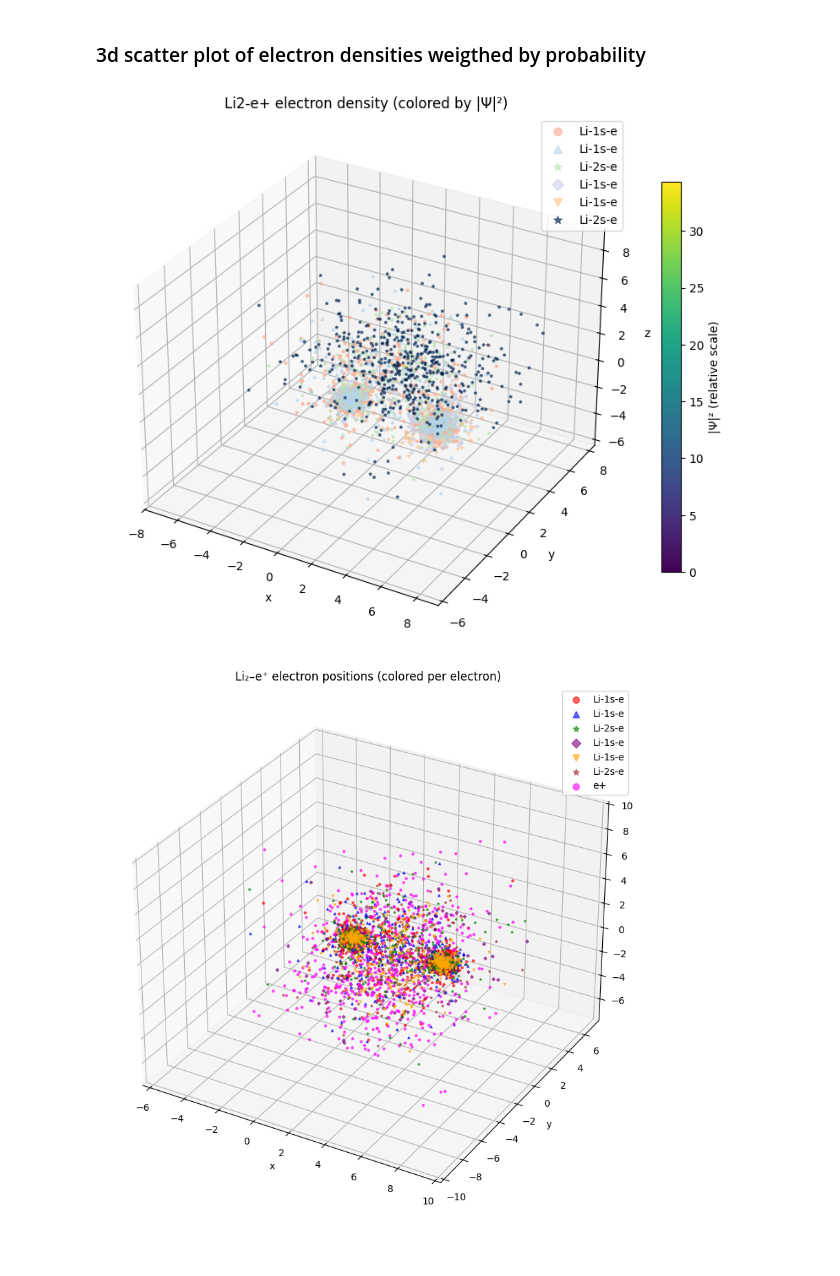
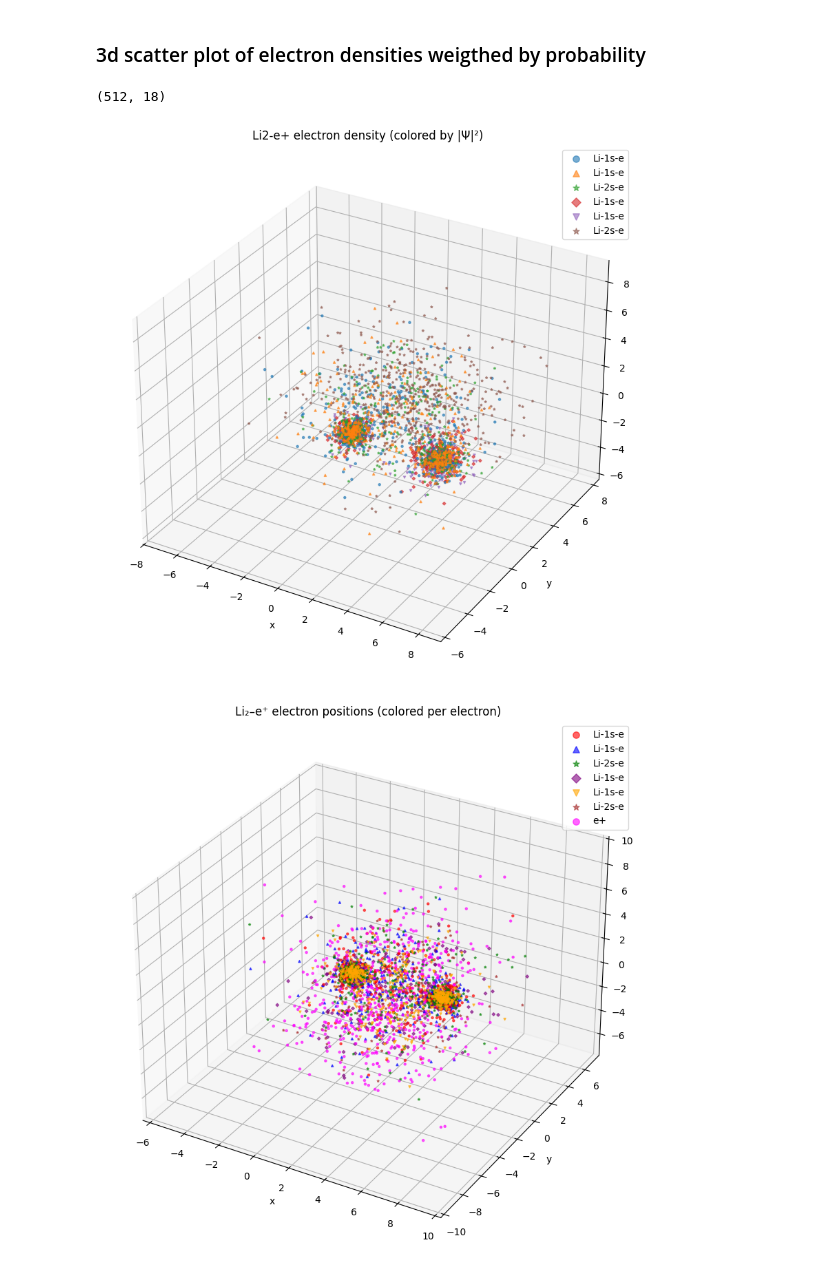
Before and after one commit to Parvfect/ferminet, a Jupyter notebook: ferminet/visualisation.ipynb, the cells around one changed output. Cells and saved outputs as stored; diff of their text form; code cells hidden in the pictures.

```diff
--- a/ferminet/visualisation.ipynb
+++ b/ferminet/visualisation.ipynb
@@ -69,6 +65,6 @@ Still need to figure out how to run mcmc step with it
 # %%
 from ferminet.checkpoint import restore
-restore_tuple = restore('ferminet/qmcjax_ckpt_000469.npz')
+restore_tuple = restore('ferminet/qmcjax_ckpt_000527.npz')
 t = restore_tuple[0]
 data = restore_tuple[1]
 params = restore_tuple[2]
@@ -91,6 +263,10 @@ prob_density_ = prob_density[0]
 ### 3d scatter plot of electron densities weigthed by probability
 # %%
 pos = pos[0]
+# %%
+pos.shape
+# %% [output]
+(512, 18)
 # %%
 import numpy as np
 import matplotlib.pyplot as plt
@@ -98,11 +274,8 @@ from mpl_toolkits.mplot3d import Axes3D
 import matplotlib.colors as colors
 from matplotlib import cm
 
-n_elec = 6
+n_elec = 7
 electron_pos = [pos[:, 3*i:3*(i+1)] for i in range(n_elec)]
-
-# Normalize probabilities to [0, 1] for coloring
-norm = colors.Normalize(vmin=prob_density_.min(), vmax=prob_density_.max())
 
 
 def truncate_colormap(cmap, minval=0.3, maxval=1.0, n=256):
@@ -120,13 +293,6 @@ cmaps = [
     plt.cm.cividis, plt.cm.plasma, plt.cm.viridis
 ]
 
-# Pick distinct colormaps (repeat if more electrons than colormaps)
-"""
-cmaps = [
-    plt.cm.Reds, plt.cm.Blues, plt.cm.Greens, plt.cm.Purples, plt.cm.Oranges,
-    plt.cm.cividis, plt.cm.plasma, plt.cm.viridis, plt.cm.inferno, plt.cm.copper
-]
-"""
 
 # Some different marker shapes (will cycle if > len(markers))
 markers = ['o', '^', 's', 'D', 'v', '>', '<', 'p', 'h', '*']
@@ -141,43 +307,35 @@ for i in range(n_elec):
     if i == 6:
         sc = ax.scatter(
         electron_pos[i][:,0], electron_pos[i][:,1], electron_pos[i][:,2],
-        c=cmap(norm(prob_density_)),
         s=5, alpha=0.6, marker='o', label=f"e+"
     )
     elif (i+1) % 3 == 0:
         sc = ax.scatter(
         electron_pos[i][:,0], electron_pos[i][:,1], electron_pos[i][:,2],
-        c=cmap(norm(prob_density_)),
         s=5, alpha=0.6, marker='*', label=f"Li-2s-e"
     )
     else:
 
         sc = ax.scatter(
             electron_pos[i][:,0], electron_pos[i][:,1], electron_pos[i][:,2],
-            c=cmap(norm(prob_density_)),
             s=5, alpha=0.6, marker=marker, label=f"Li-1s-e"
         )
     scatters.append(sc)
 
 # --- Add nuclei from geometry ---
 atoms = data.atoms[0][0]  # should be shape (n_atoms, 3)
 charges = data.charges[0][0]
 
 
 ax.set_xlabel("x")
 ax.set_ylabel("y")
 ax.set_zlabel("z")
 ax.set_title("Li2-e+ electron density (colored by |Ψ|²)")
 ax.legend(markerscale=3)
 
-# Shared colorbar (take from first scatter)
-sm = plt.cm.ScalarMappable(norm=norm, cmap=plt.cm.viridis)
-cbar = plt.colorbar(sm, ax=ax, shrink=0.6)
-cbar.set_label("|Ψ|² (relative scale)")
-
 plt.show()
 # %% [output]
-[figure, old version]
+[figure, new version]
 # %%
 # Without probability weighting
 import numpy as np
```
Also changed, not shown: parts of 19 cells of this notebook.
